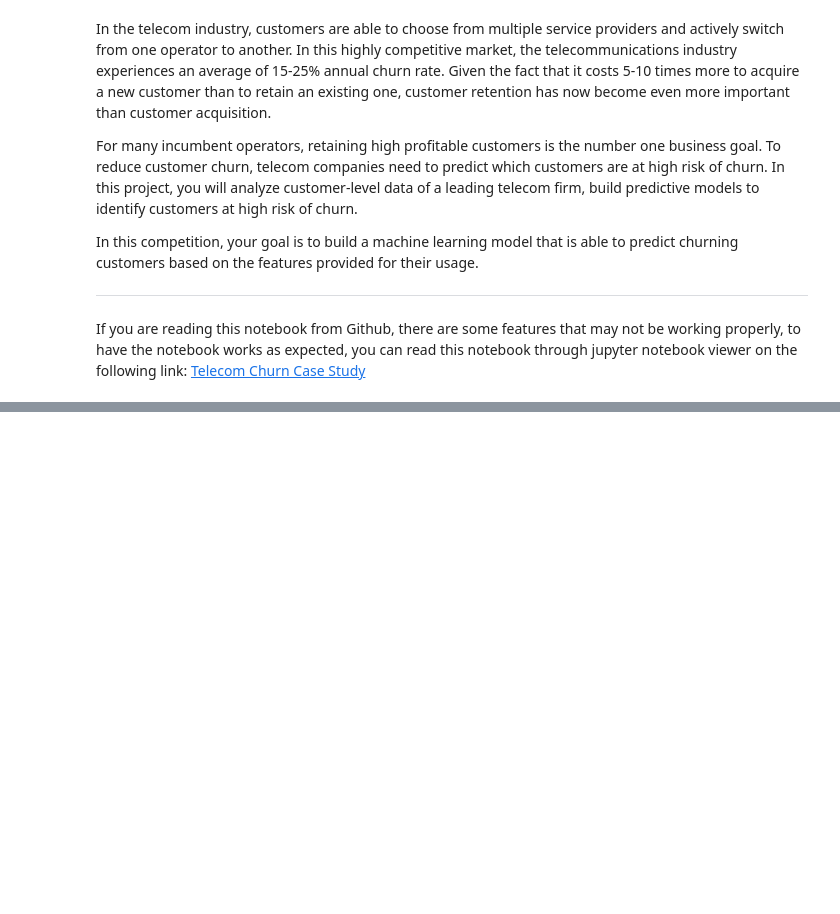
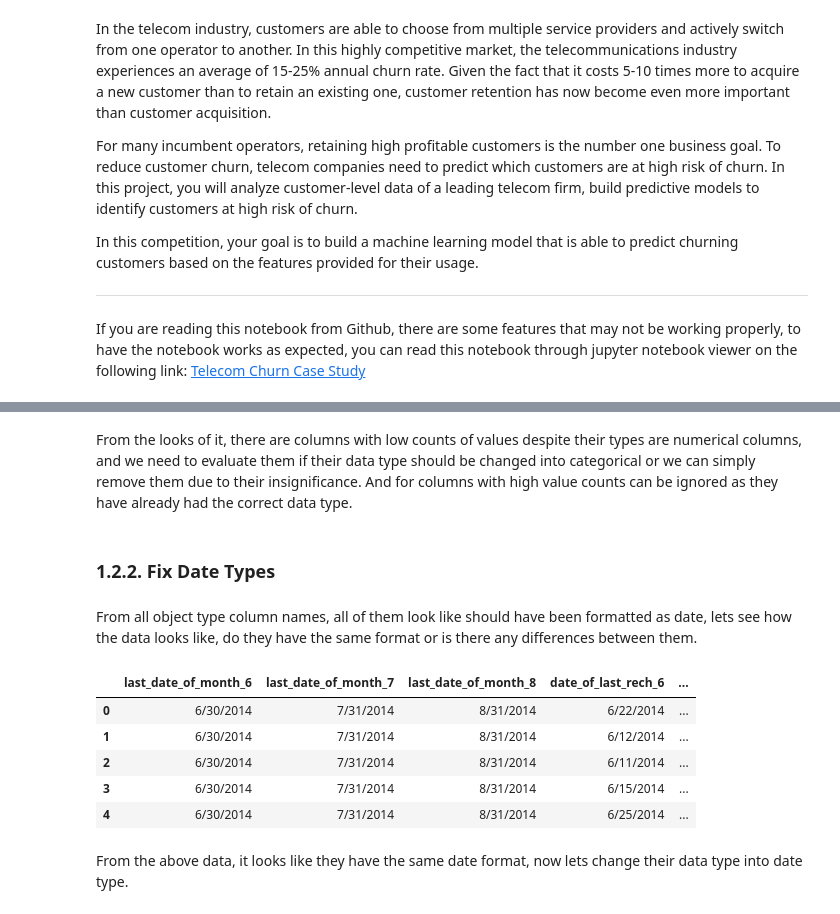
Before and after one commit to hendrauzia/ljmu-tccs, a Jupyter notebook: code/Telecom Churn Case Study.ipynb, the cells around one changed output, grey strips where cells are left out. Cells and saved outputs as stored; diff of their text form; code cells hidden in the pictures; blank space fills up the shorter version.

```diff
--- a/code/Telecom Churn Case Study.ipynb
+++ b/code/Telecom Churn Case Study.ipynb
@@ -14,0 +93,2 @@ If you are reading this notebook from Github, there are some features that may n
+# %%
+df.drop(columns=['id'], inplace=True)
@@ -14,0 +116,5 @@ If you are reading this notebook from Github, there are some features that may n
+# %%
+df_dtypes = pd.DataFrame(df.dtypes, columns=['dtype'])
+df_dtypes_object = df_dtypes[df_dtypes['dtype'] == 'object']
+
+df_dtypes_object
@@ -14,0 +160,17 @@ If you are reading this notebook from Github, there are some features that may n
+# %% [markdown]
+From the looks of it, there are columns with low counts of values despite their types are numerical columns, and we need to evaluate them if their data type should be changed into categorical or we can simply remove them due to their insignificance. And for columns with high value counts can be ignored as they have already had the correct data type.
+# %% [markdown]
+### 1.2.2. Fix Date Types
+# %% [markdown]
+From all object type column names, all of them look like should have been formatted as date, lets see how the data looks like, do they have the same format or is there any differences between them.
+# %%
+df[df_dtypes_object.index].head()
+# %% [output]
+|  | last_date_of_month_6 | last_date_of_month_7 | last_date_of_month_8 | date_of_last_rech_6 | ... |
+| 0 | 6/30/2014 | 7/31/2014 | 8/31/2014 | 6/22/2014 | ... |
+| 1 | 6/30/2014 | 7/31/2014 | 8/31/2014 | 6/12/2014 | ... |
+| 2 | 6/30/2014 | 7/31/2014 | 8/31/2014 | 6/11/2014 | ... |
+| 3 | 6/30/2014 | 7/31/2014 | 8/31/2014 | 6/15/2014 | ... |
+| 4 | 6/30/2014 | 7/31/2014 | 8/31/2014 | 6/25/2014 | ... |
+# %% [markdown]
+From the above data, it looks like they have the same date format, now lets change their data type into date type.
```
Also changed, not shown: parts of 83 cells of this notebook, 1 other file.
